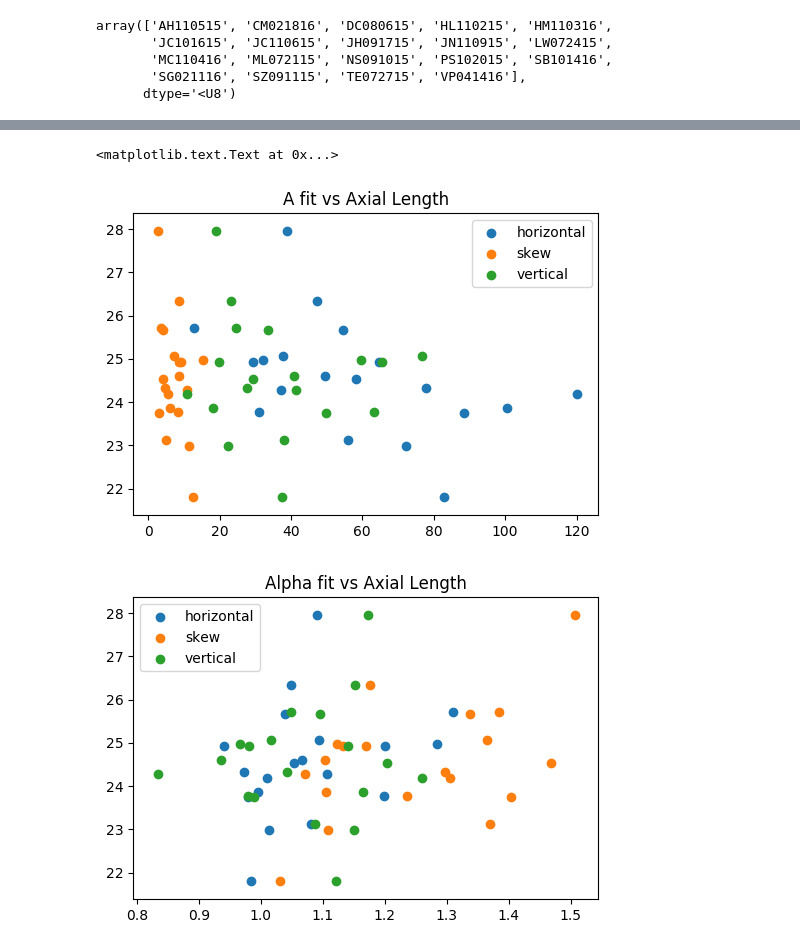
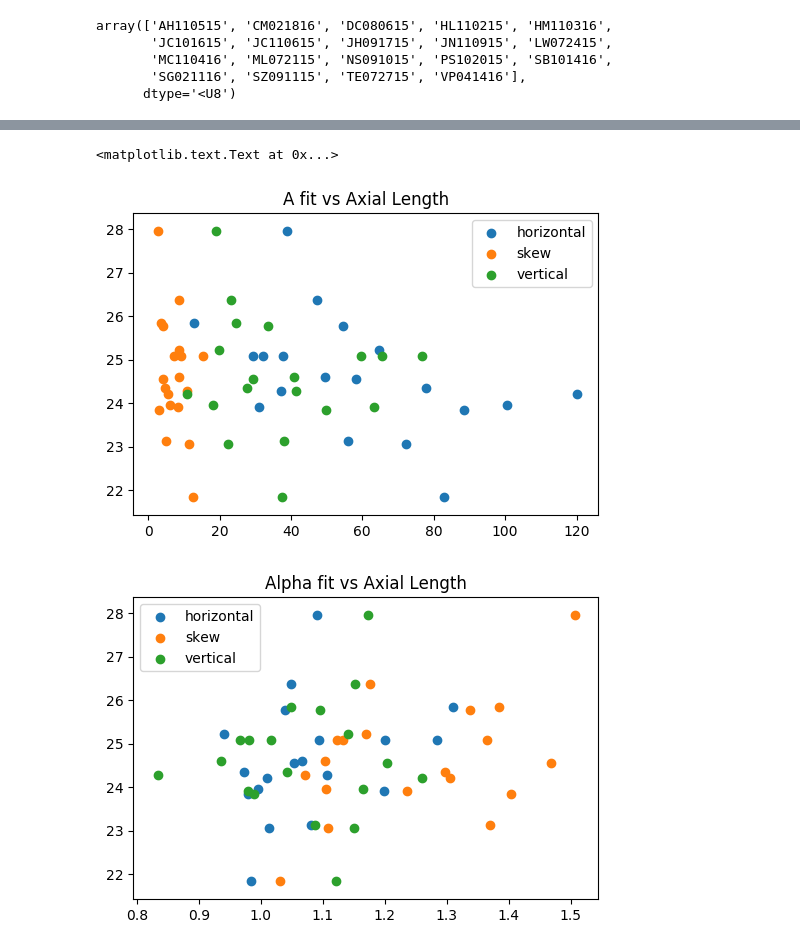
Before and after one commit to Akshugopi/myopiaNaturalScenes, a Jupyter notebook: myopiaNaturalScenes.ipynb, the cells around one changed output, grey strips where cells are left out. Saved outputs shown, nothing was run; the diff lists cells and outputs as text; code cells hidden in the pictures.

```diff
--- a/myopiaNaturalScenes.ipynb
+++ b/myopiaNaturalScenes.ipynb
@@ -689,30 +667,30 @@ al_fits
 # %%
 #plot a fits
 
 al_horiz = al_fits[al_fits['direction']=='horizontal']
-plt.scatter(al_horiz['a'], np.mean([al_horiz['AL_OD'],al_horiz['AL_OS']],axis=0),label='horizontal')
+plt.scatter(al_horiz['a'], np.max([al_horiz['AL_OD'],al_horiz['AL_OS']],axis=0),label='horizontal')
 
 al_skew = al_fits[al_fits['direction']=='skew']
-plt.scatter(al_skew['a'], np.mean([al_skew['AL_OD'],al_skew['AL_OS']],axis=0),label='skew')
+plt.scatter(al_skew['a'], np.max([al_skew['AL_OD'],al_skew['AL_OS']],axis=0),label='skew')
 
 al_vert = al_fits[al_fits['direction']=='vertical']
-plt.scatter(al_vert['a'], np.mean([al_vert['AL_OD'],al_vert['AL_OS']],axis=0),label='vertical')
+plt.scatter(al_vert['a'], np.max([al_vert['AL_OD'],al_vert['AL_OS']],axis=0),label='vertical')
 
 plt.legend()
 plt.title('A fit vs Axial Length')
 
 
 #plot a
 plt.figure()
 
-plt.scatter(al_horiz['alpha'], np.mean([al_horiz['AL_OD'],al_horiz['AL_OS']],axis=0),label='horizontal')
-plt.scatter(al_skew['alpha'], np.mean([al_skew['AL_OD'],al_skew['AL_OS']],axis=0),label='skew')
-plt.scatter(al_vert['alpha'], np.mean([al_vert['AL_OD'],al_vert['AL_OS']],axis=0),label='vertical')
+plt.scatter(al_horiz['alpha'], np.max([al_horiz['AL_OD'],al_horiz['AL_OS']],axis=0),label='horizontal')
+plt.scatter(al_skew['alpha'], np.max([al_skew['AL_OD'],al_skew['AL_OS']],axis=0),label='skew')
+plt.scatter(al_vert['alpha'], np.max([al_vert['AL_OD'],al_vert['AL_OS']],axis=0),label='vertical')
 
 plt.legend()
 plt.title('Alpha fit vs Axial Length')
 # %% [output]
 <matplotlib.text.Text at 0x...>
-[figure, old version]
+[figure, new version]
-[figure, old version]
+[figure, new version]
 # %%
```
Also changed, not shown: parts of 12 cells of this notebook.
